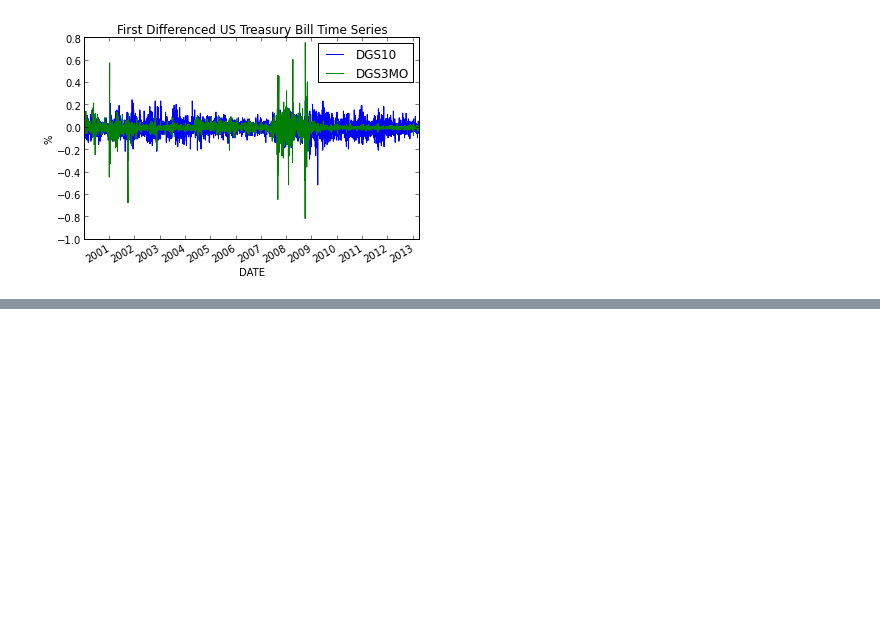
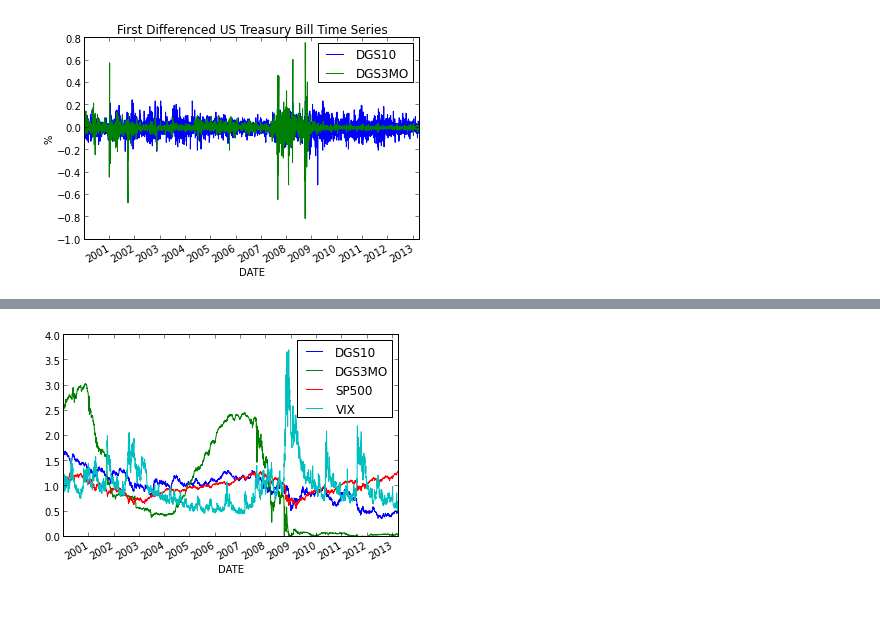
Before and after one commit to sglyon/BYUclasses, a Jupyter notebook: Economics/E588/Project/EPP Fred and S&P.ipynb, the cells around one changed output, grey strips where cells are left out. Drawn from its saved outputs; the diff is of its cells as text; code cells hidden in the pictures; blank space fills up the shorter version.

```diff
--- a/Economics/E588/Project/EPP Fred and S&P.ipynb
+++ b/Economics/E588/Project/EPP Fred and S&P.ipynb
@@ -136,0 +136,6 @@ df_to_latex?
+# %%
+# Plot all data divided by its mean
+(data / data.mean()).plot()
+plt.savefig('./Figures/all_data.eps', format='eps', dpi=900)
+# %% [output]
+[figure, added]
```
Also changed, not shown: parts of 20 cells of this notebook, 22 other files.
